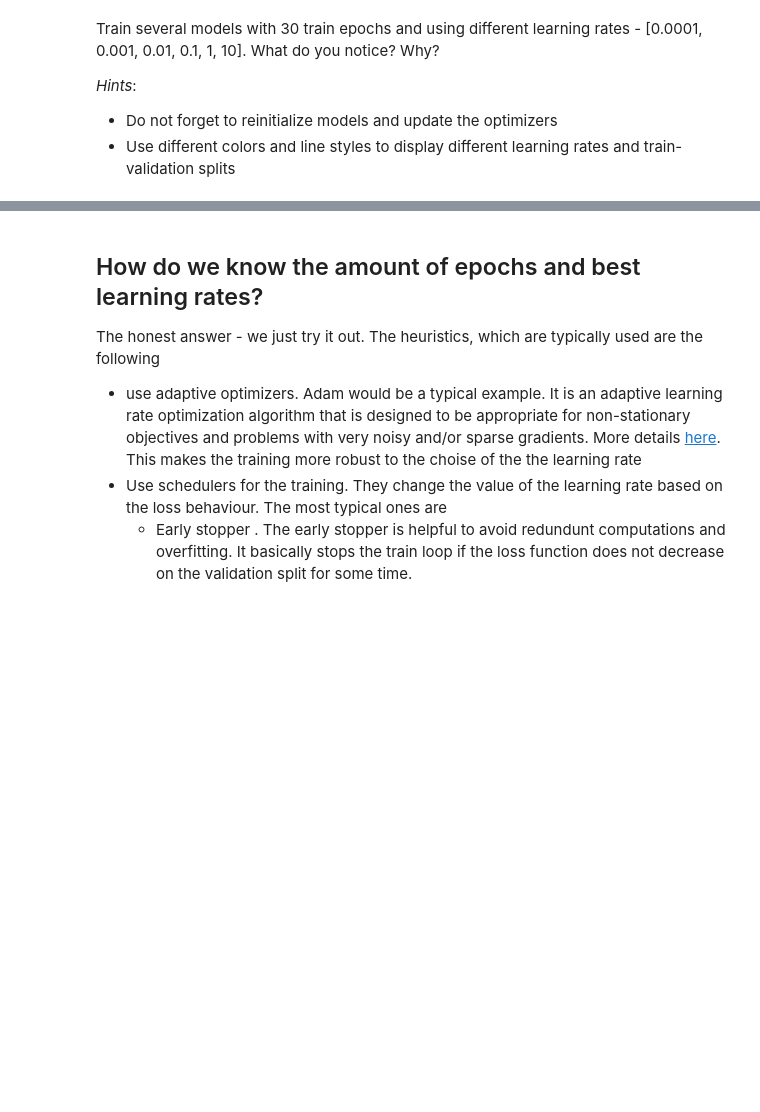
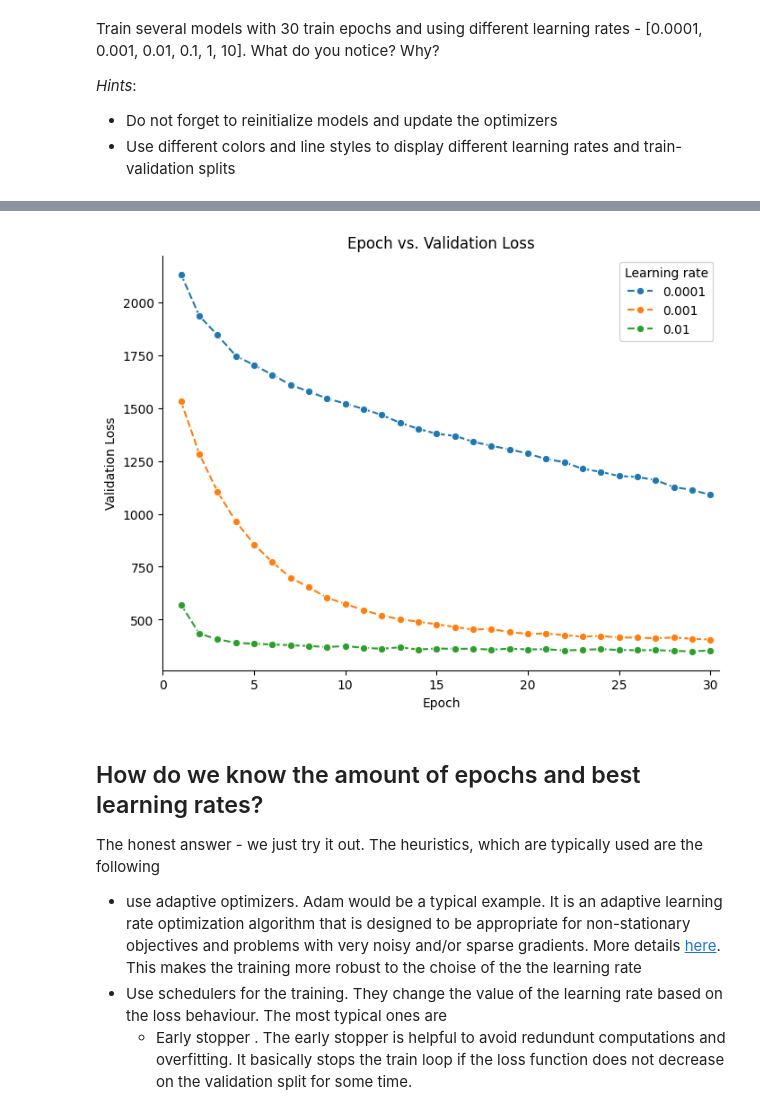
Before and after one commit to DrOetker007/Machine-Learning, a Jupyter notebook: Practical_2 (last summer semester)/2_NAME1_NAME2_Kauws.ipynb, the cells around one changed output, grey strips where cells are left out. Cells and saved outputs as stored; diff of their text form; code cells hidden in the pictures; blank space fills up the shorter version.

```diff
--- a/Practical_2 (last summer semester)/2_NAME1_NAME2_Kauws.ipynb
+++ b/Practical_2 (last summer semester)/2_NAME1_NAME2_Kauws.ipynb
@@ -378,7 +408,9 @@ model =
 Feed the model to the GPU if available.
 # %%
 # TODO move model to device you specified above
+model = model.to(device)
 # %% [markdown]
 Put the model in training mode.
 # %%
 # TODO put the model in train mode
+model.train() ## wichtig für komplexere Sachen. Hier praktisch kein Unterschied
@@ -472,0 +682,11 @@ num_epochs = 15
+# %%
+# TODO call the run_training function and run it for 10 epochs.
+num_epochs = 10
+
+model = LinearRegression(input_dim = input_dim, output_dim = output_dim).float()
+model = model.to(device)
+
+loss_function = torch.nn.MSELoss()
+optimizer = torch.optim.SGD(model.parameters(), lr = lr)
+
+losses = run_training(model, train_dataloader, val_dataloader, loss_function, optimizer, device, num_epochs)
@@ -496,3 +804,31 @@ num_epochs = 30
+# %%
+## TODO plot the losses from different models. What do you see and why?
+loss_df = pd.DataFrame(all_losses).dropna(subset = ["mean_val_loss"]) # wirft alle NaNs raus
+loss_df["lr"] = loss_df["lr"].astype(str) # für schönere Farben
+
+plt.figure(figsize = (8, 6))
+
+sns.lineplot(
+    data = loss_df,
+    x = "epoch",
+    y = "mean_val_loss",
+    hue = "lr",
+    marker = "o",
+    linestyle = "--",
+    palette = "tab10"
+)
+
+plt.title("Epoch vs. Validation Loss")
+plt.xlabel("Epoch")
+plt.ylabel("Validation Loss")
+
+plt.xlim(0, loss_df["epoch"].max() + 0.5)
+
+sns.despine()
+plt.legend(title = "Learning rate")
+plt.show()
+# %% [output]
+[figure, added]
 # %% [markdown]
 ## How do we know the amount of epochs and best learning rates?
 
```
Also changed, not shown: parts of 41 cells of this notebook, 5 other files.
